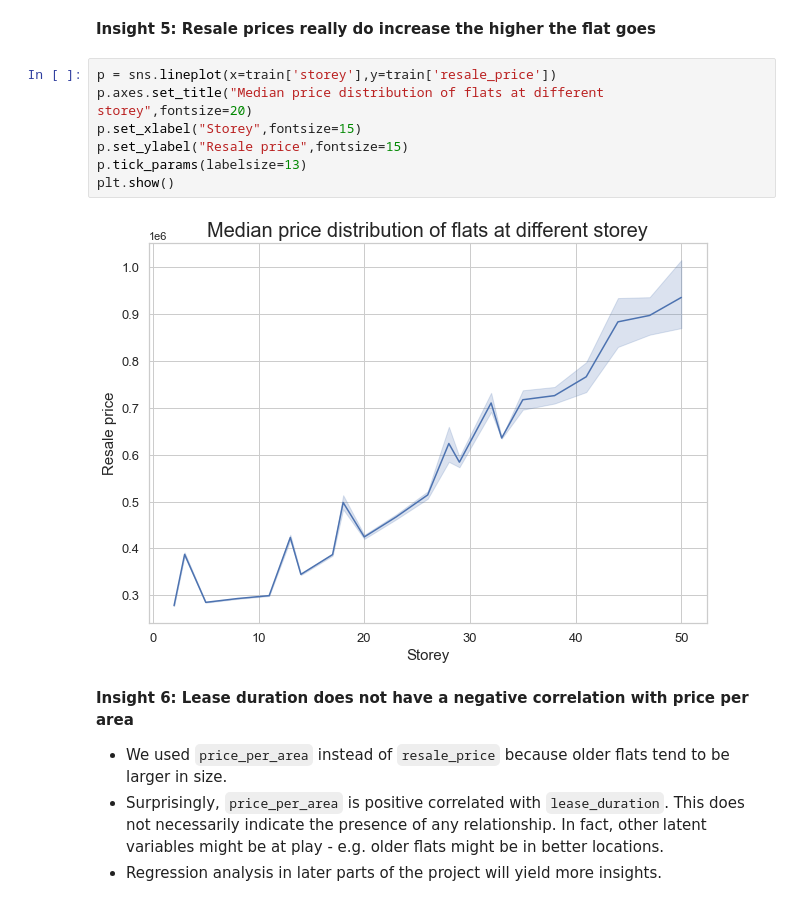
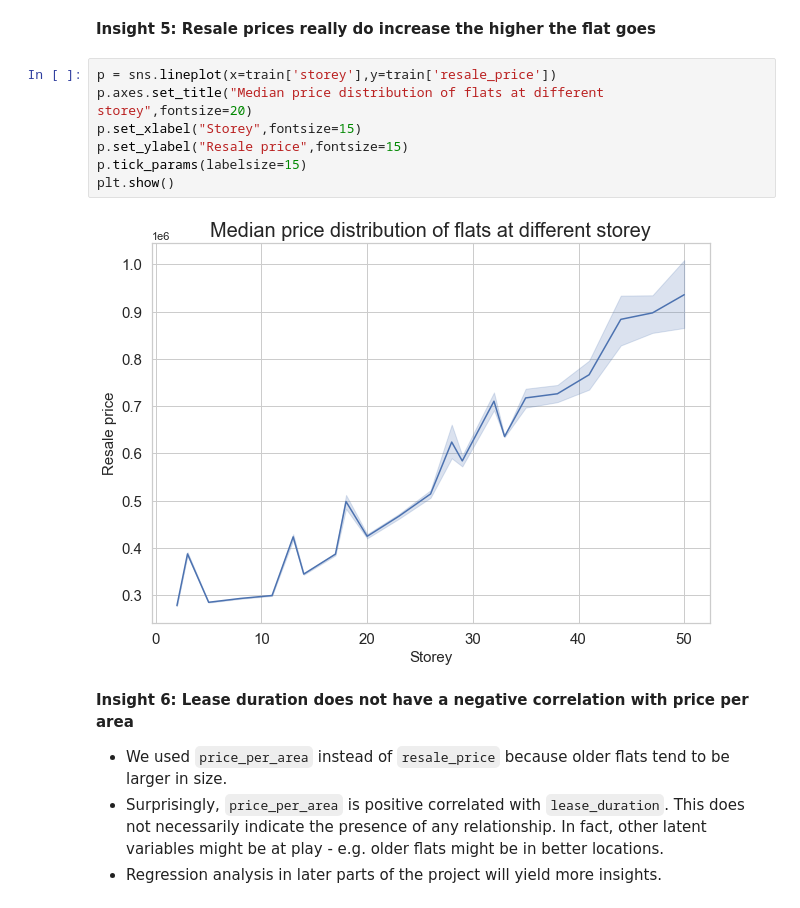
Before and after one commit to loojovi/hdb_resale_prediction, a Jupyter notebook: notebooks/exploratory-data-analysis.ipynb, the cells around one changed output. Drawn from its saved outputs; the diff is of its cells as text.

```diff
--- a/notebooks/Exploratory Data Analysis.ipynb
+++ b/notebooks/exploratory-data-analysis.ipynb
@@ -237,12 +237,12 @@ dtype: int64
 # %%
 p = sns.lineplot(x=train['storey'],y=train['resale_price'])
 p.axes.set_title("Median price distribution of flats at different storey",fontsize=20)
 p.set_xlabel("Storey",fontsize=15)
 p.set_ylabel("Resale price",fontsize=15)
-p.tick_params(labelsize=13)
+p.tick_params(labelsize=15)
 plt.show()
 # %% [output]
-[figure, old version]
+[figure, new version]
 # %% [markdown]
 **Insight 6: Lease duration does not have a negative correlation with price per area**
 - We used `price_per_area` instead of `resale_price` because older flats tend to be larger in size.
```
Also changed, not shown: parts of 3 cells of this notebook, 3 other files.
